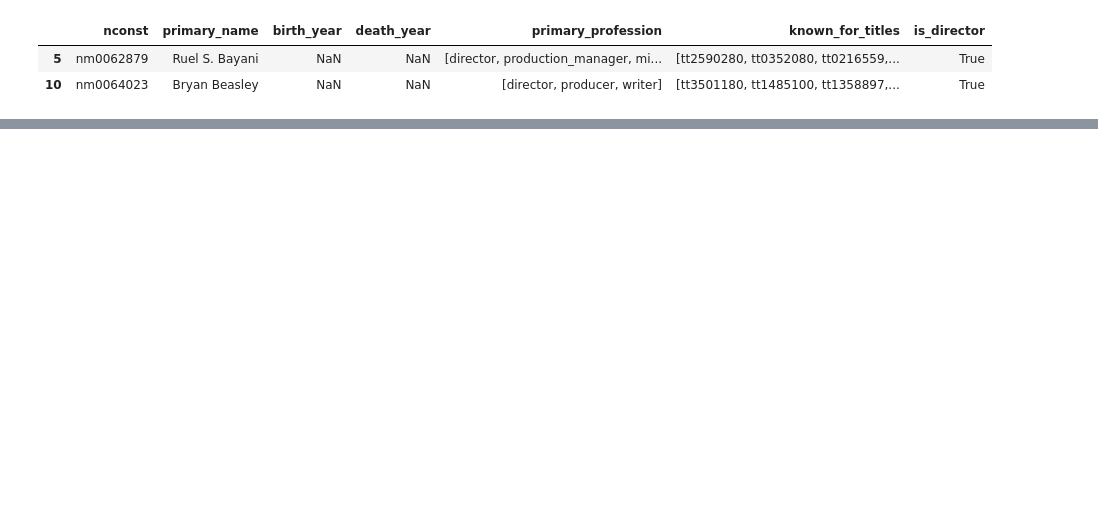
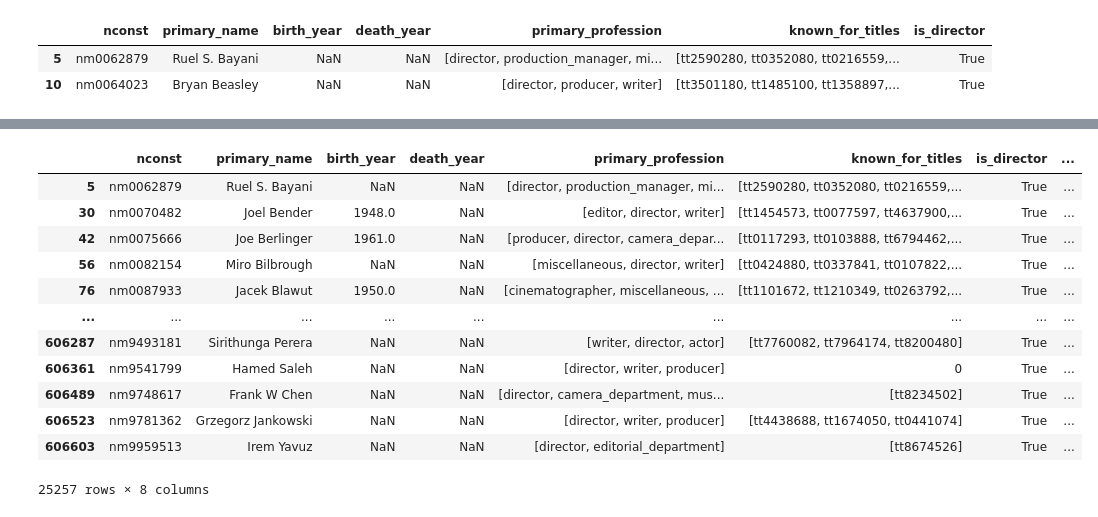
Before and after one commit to camdeman/MMA, a Jupyter notebook: Untitled.ipynb, the cells around one changed output, grey strips where cells are left out. Saved outputs shown, nothing was run; the diff lists cells and outputs as text; code cells hidden in the pictures; blank space fills up the shorter version.

```diff
--- a/Untitled.ipynb
+++ b/Untitled.ipynb
@@ -108,0 +125,5 @@ directors_title_first
+# %%
+film_akas = pd.read_csv('data/zippedData/imdb.title.akas.csv.gz',compression = 'gzip')
+# %%
+film_akas = film_akas.loc[film_akas['is_original_title'] == 1]
+film_akas.info()
@@ -108,0 +146,12 @@ directors_title_first
+# %%
+#remove data from title_crew not in film AKAS
+title_id_unique = set(film_akas['title_id'])
+def is_film_id(in_string):
+    if in_string in title_id_unique:
+        return True;
+    else:
+        return False
+
+
+title_crew['is_film'] = title_crew['tconst'].apply(is_film_id)
+title_crew = title_crew.loc[title_crew['is_film'] == True]
@@ -108,0 +167,3 @@ directors_title_first
+# %%
+title_crew = title_crew.dropna(subset=['directors'])
+title_crew = title_crew.explode('directors')
@@ -108,0 +179,27 @@ directors_title_first
+# %%
+#remove directors from directors if not in title_crew
+title_crew_unique = set(title_crew['directors'])
+def is_movie_director(in_string):
+    if in_string in title_crew_unique:
+        return True;
+    else:
+        return False;
+
+
+directors['is_film_director'] = directors['nconst'].apply(is_movie_director)
+directors.head()
+directors.loc[directors['is_film_director']==True]
+# %% [output]
+|  | nconst | primary_name | birth_year | death_year | primary_profession | known_for_titles | is_director | ... |
+| 5 | nm0062879 | Ruel S. Bayani | NaN | NaN | [director, production_manager, mi... | [tt2590280, tt0352080, tt0216559,... | True | ... |
+| 30 | nm0070482 | Joel Bender | 1948.0 | NaN | [editor, director, writer] | [tt1454573, tt0077597, tt4637900,... | True | ... |
+| 42 | nm0075666 | Joe Berlinger | 1961.0 | NaN | [producer, director, camera_depar... | [tt0117293, tt0103888, tt6794462,... | True | ... |
+| 56 | nm0082154 | Miro Bilbrough | NaN | NaN | [miscellaneous, director, writer] | [tt0424880, tt0337841, tt0107822,... | True | ... |
+| 76 | nm0087933 | Jacek Blawut | 1950.0 | NaN | [cinematographer, miscellaneous, ... | [tt1101672, tt1210349, tt0263792,... | True | ... |
+| ... | ... | ... | ... | ... | ... | ... | ... | ... |
+| 606287 | nm9493181 | Sirithunga Perera | NaN | NaN | [writer, director, actor] | [tt7760082, tt7964174, tt8200480] | True | ... |
+| 606361 | nm9541799 | Hamed Saleh | NaN | NaN | [director, writer, producer] | 0 | True | ... |
+| 606489 | nm9748617 | Frank W Chen | NaN | NaN | [director, camera_department, mus... | [tt8234502] | True | ... |
+| 606523 | nm9781362 | Grzegorz Jankowski | NaN | NaN | [director, writer, producer] | [tt4438688, tt1674050, tt0441074] | True | ... |
+| 606603 | nm9959513 | Irem Yavuz | NaN | NaN | [director, editorial_department] | [tt8674526] | True | ... |
+25257 rows × 8 columns
```
Also changed, not shown: parts of 19 cells of this notebook.
